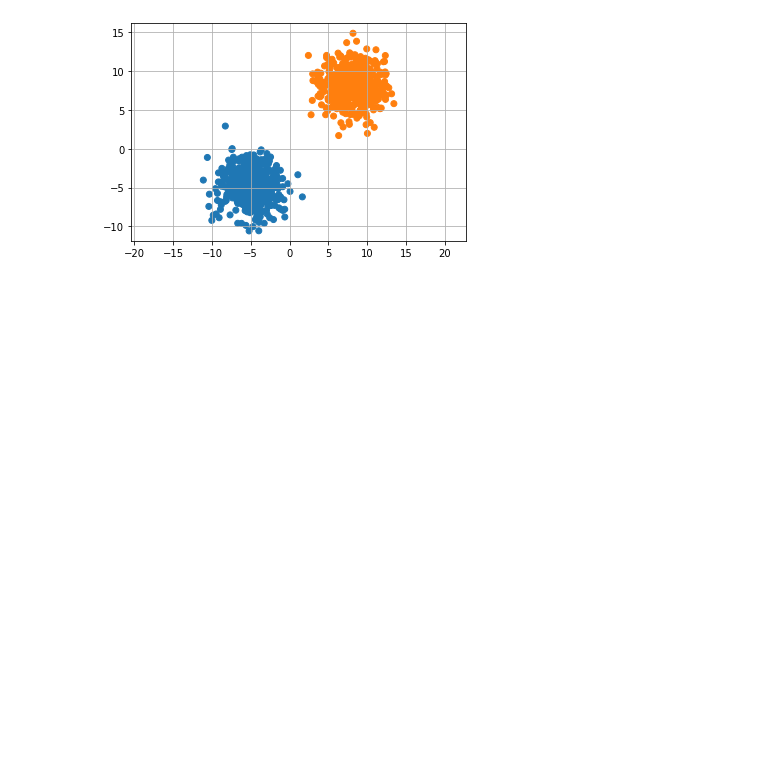
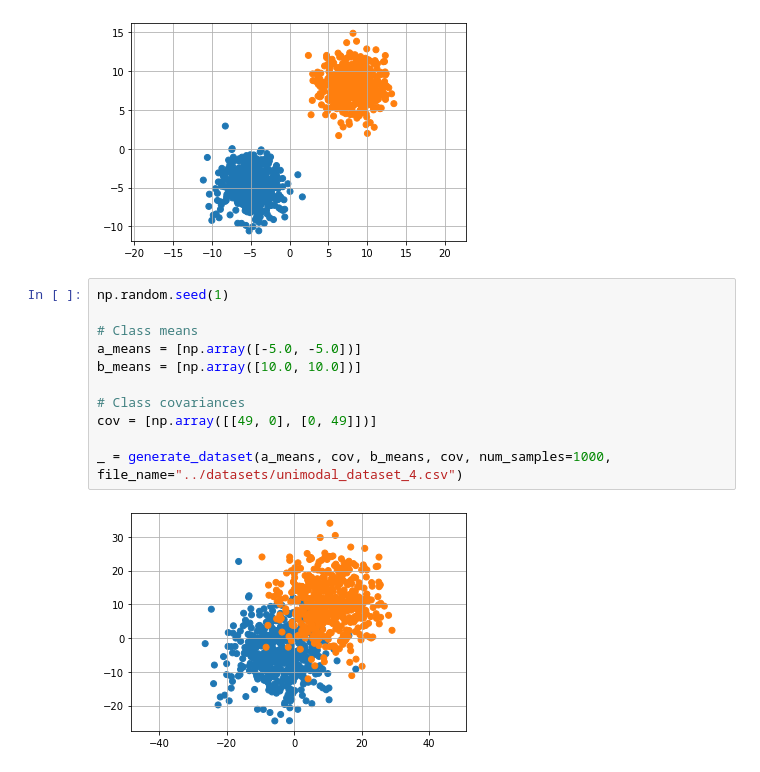
Before and after one commit to abuszydlik/model-shifts-with-dice, a Jupyter notebook: notebooks/synthetic_datasets.ipynb, the cells around one changed output. Saved outputs shown, nothing was run; the diff lists cells and outputs as text; blank space fills up the shorter version.

```diff
--- a/notebooks/synthetic_datasets.ipynb
+++ b/notebooks/synthetic_datasets.ipynb
@@ -108,3 +108,16 @@ cov = [np.array([[4, 0], [0, 4]])]
 _ = generate_dataset(a_means, cov, b_means, cov, num_samples=1000, file_name="../datasets/unimodal_dataset_3.csv")
 # %% [output]
 [figure]
+# %%
+np.random.seed(1)
+
+# Class means
+a_means = [np.array([-5.0, -5.0])]
+b_means = [np.array([10.0, 10.0])]
+
+# Class covariances
+cov = [np.array([[49, 0], [0, 49]])]
+
+_ = generate_dataset(a_means, cov, b_means, cov, num_samples=1000, file_name="../datasets/unimodal_dataset_4.csv")
+# %% [output]
+[figure, added]
```
Also changed, not shown: parts of 1 cell of this notebook, 5 other files.
